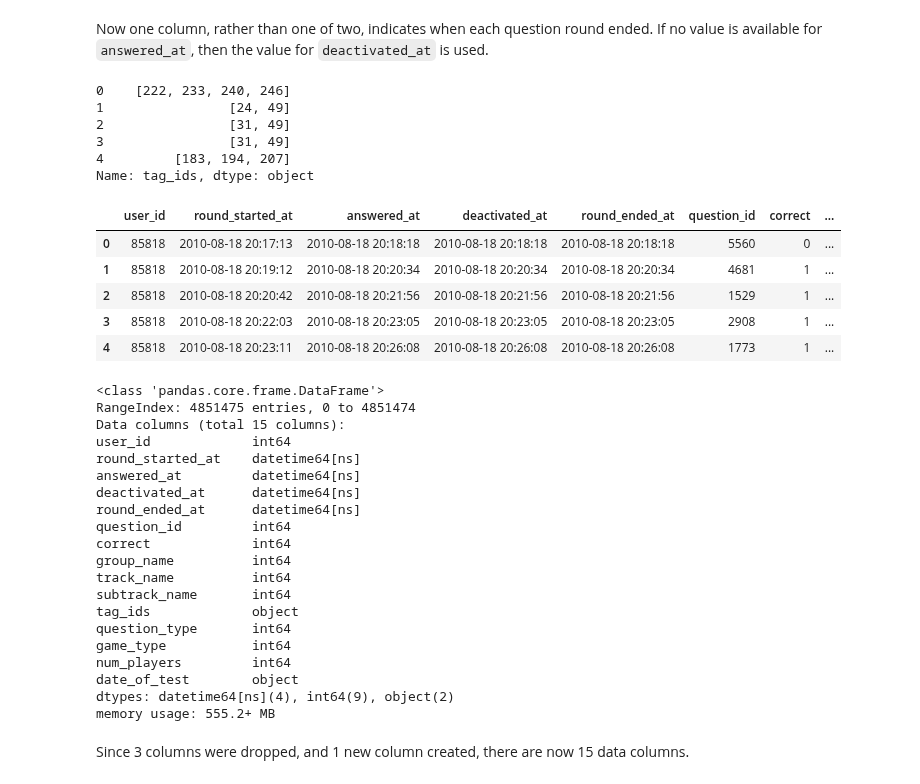
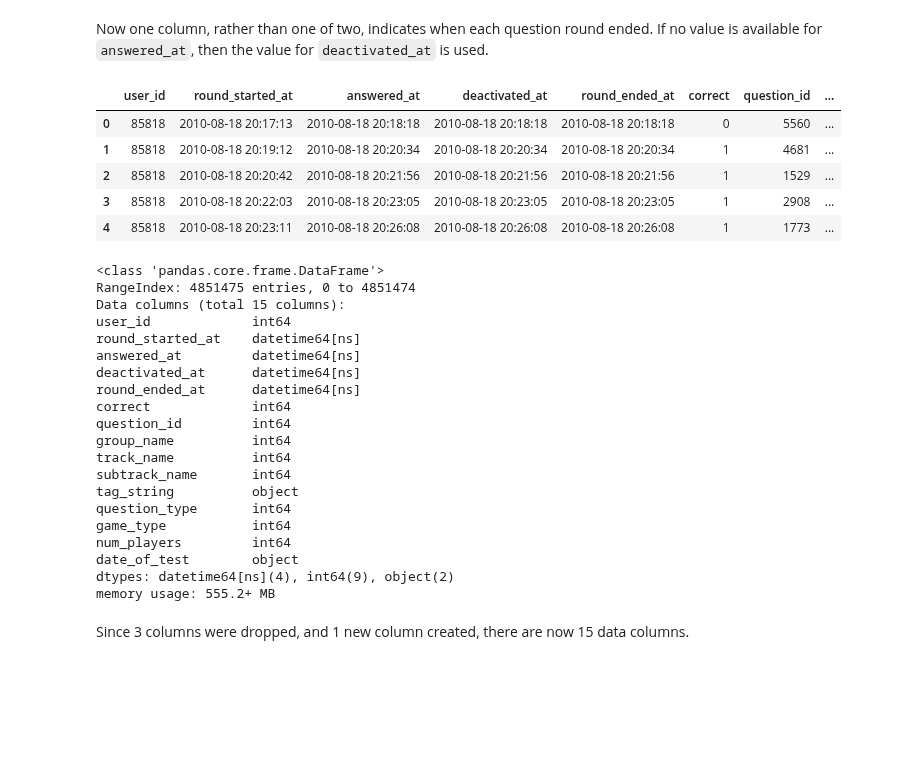
Before and after one commit to oserttas-math/predicting_assessment_mastery, a Jupyter notebook: notebooks/initial_data_exploration.ipynb, the cells around one changed output. Cells and saved outputs as stored; diff of their text form; code cells hidden in the pictures; blank space fills up the shorter version.

```diff
--- a/notebooks/initial_data_exploration.ipynb
+++ b/notebooks/initial_data_exploration.ipynb
@@ -91,6 +89,10 @@ import matplotlib.pyplot as plt
 import seaborn as sns
 from collections import Counter
 from datetime import datetime
+
+%matplotlib inline
+
+pd.options.display.max_columns = 310
 # %%
 # Download grockit_all_data.zip from https://www.kaggle.com/c/WhatDoYouKnow/data,
 # and save in the project's raw data directory.
@@ -187,36 +209,20 @@ df[df.answered_at.isnull()].head()
 | 21 | 0 | 85818 | 874 | 0 | 1 | 5 | 14 | 227 233 235 246 | ... |
 # %% [markdown]
 Now one column, rather than one of two, indicates when each question round ended. If no value is available for `answered_at`, then the value for `deactivated_at` is used.
-# %%
-# Split the space delimited tag_string into a list of tag_ids
-df['tag_string'] = df.tag_string.str.split(' ')
-
-# Change the name of 'tag_string' column to tag_ids:
-df = df.rename(columns = {'tag_string':'tag_ids'})
-
-# Confirm the changes:
-df.tag_ids.head()
-# %% [output]
-0    [222, 233, 240, 246]
-1                [24, 49]
-2                [31, 49]
-3                [31, 49]
-4         [183, 194, 207]
-Name: tag_ids, dtype: object
 # %%
 # Reorder the columns and save:
-column_labels = ['user_id', 'round_started_at', 'answered_at', 'deactivated_at', 'round_ended_at', 'question_id', 'correct', 'group_name', 'track_name', 'subtrack_name', 'tag_ids', 'question_type', 'game_type', 'num_players', 'date_of_test']
+column_labels = ['user_id', 'round_started_at', 'answered_at', 'deactivated_at', 'round_ended_at', 'correct', 'question_id', 'group_name', 'track_name', 'subtrack_name', 'tag_string', 'question_type', 'game_type', 'num_players', 'date_of_test']
 df = df[column_labels]
 
 # Reinspect the structure to confirm:
 df.head()
 # %% [output]
-|  | user_id | round_started_at | answered_at | deactivated_at | round_ended_at | question_id | correct | ... |
-| 0 | 85818 | 2010-08-18 20:17:13 | 2010-08-18 20:18:18 | 2010-08-18 20:18:18 | 2010-08-18 20:18:18 | 5560 | 0 | ... |
-| 1 | 85818 | 2010-08-18 20:19:12 | 2010-08-18 20:20:34 | 2010-08-18 20:20:34 | 2010-08-18 20:20:34 | 4681 | 1 | ... |
-| 2 | 85818 | 2010-08-18 20:20:42 | 2010-08-18 20:21:56 | 2010-08-18 20:21:56 | 2010-08-18 20:21:56 | 1529 | 1 | ... |
-| 3 | 85818 | 2010-08-18 20:22:03 | 2010-08-18 20:23:05 | 2010-08-18 20:23:05 | 2010-08-18 20:23:05 | 2908 | 1 | ... |
-| 4 | 85818 | 2010-08-18 20:23:11 | 2010-08-18 20:26:08 | 2010-08-18 20:26:08 | 2010-08-18 20:26:08 | 1773 | 1 | ... |
+|  | user_id | round_started_at | answered_at | deactivated_at | round_ended_at | correct | question_id | ... |
+| 0 | 85818 | 2010-08-18 20:17:13 | 2010-08-18 20:18:18 | 2010-08-18 20:18:18 | 2010-08-18 20:18:18 | 0 | 5560 | ... |
+| 1 | 85818 | 2010-08-18 20:19:12 | 2010-08-18 20:20:34 | 2010-08-18 20:20:34 | 2010-08-18 20:20:34 | 1 | 4681 | ... |
+| 2 | 85818 | 2010-08-18 20:20:42 | 2010-08-18 20:21:56 | 2010-08-18 20:21:56 | 2010-08-18 20:21:56 | 1 | 1529 | ... |
+| 3 | 85818 | 2010-08-18 20:22:03 | 2010-08-18 20:23:05 | 2010-08-18 20:23:05 | 2010-08-18 20:23:05 | 1 | 2908 | ... |
+| 4 | 85818 | 2010-08-18 20:23:11 | 2010-08-18 20:26:08 | 2010-08-18 20:26:08 | 2010-08-18 20:26:08 | 1 | 1773 | ... |
 # %%
 # Inspect the restructured state of the dataframe:
 df.info()
@@ -229,12 +235,12 @@ round_started_at    datetime64[ns]
 answered_at         datetime64[ns]
 deactivated_at      datetime64[ns]
 round_ended_at      datetime64[ns]
+correct             int64
 question_id         int64
-correct             int64
 group_name          int64
 track_name          int64
 subtrack_name       int64
-tag_ids             object
+tag_string          object
 question_type       int64
 game_type           int64
 num_players         int64
```
Also changed, not shown: parts of 82 cells of this notebook.
